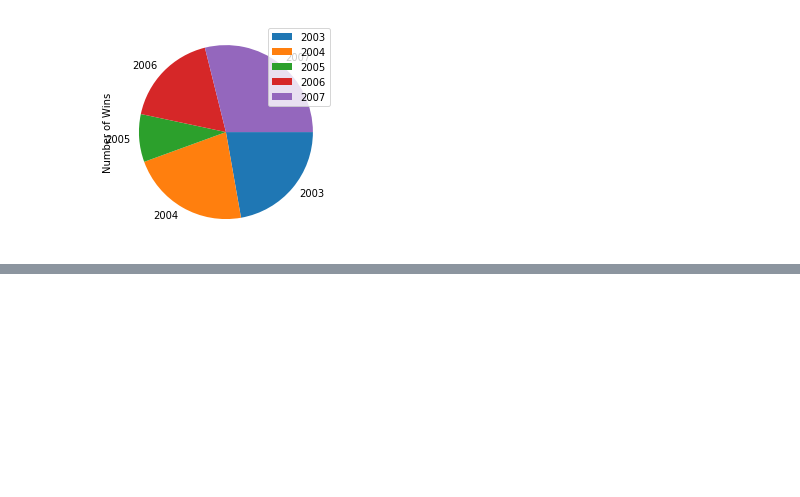
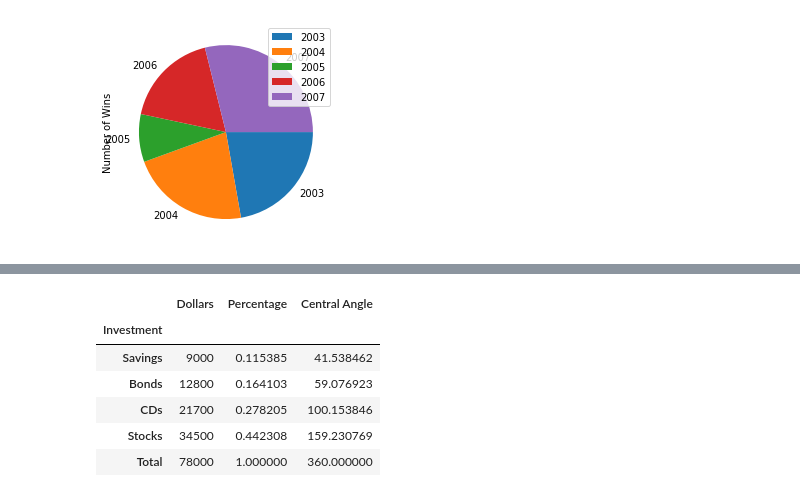
Before and after one commit to paulaonea/python-humongous-book-of-statistics, a Jupyter notebook: Chapter 1 - Displaying Descriptive Statistics.ipynb, the cells around one changed output, grey strips where cells are left out. Drawn from its saved outputs; the diff is of its cells as text; code cells hidden in the pictures; blank space fills up the shorter version.

```diff
--- a/Chapter 1 - Displaying Descriptive Statistics.ipynb
+++ b/Chapter 1 - Displaying Descriptive Statistics.ipynb
@@ -330,0 +334,15 @@ chart12.invert_yaxis()
+# %%
+invest = pd.DataFrame({'Dollars': [9000, 12800, 21700, 34500]}, index = ['Savings', 'Bonds', 'CDs', 'Stocks'])
+invest.index.name = 'Investment'
+invest.loc['Total'] = invest.sum()
+invest['Percentage'] = invest['Dollars'] / invest.loc['Total', 'Dollars']
+invest['Central Angle'] = invest['Percentage'] * 360
+invest
+# %% [output]
+|  | Dollars | Percentage | Central Angle |
+| Investment |  |  |  |
+| Savings | 9000 | 0.115385 | 41.538462 |
+| Bonds | 12800 | 0.164103 | 59.076923 |
+| CDs | 21700 | 0.278205 | 100.153846 |
+| Stocks | 34500 | 0.442308 | 159.230769 |
+| Total | 78000 | 1.000000 | 360.000000 |
```
Also changed, not shown: parts of 2 cells of this notebook.
